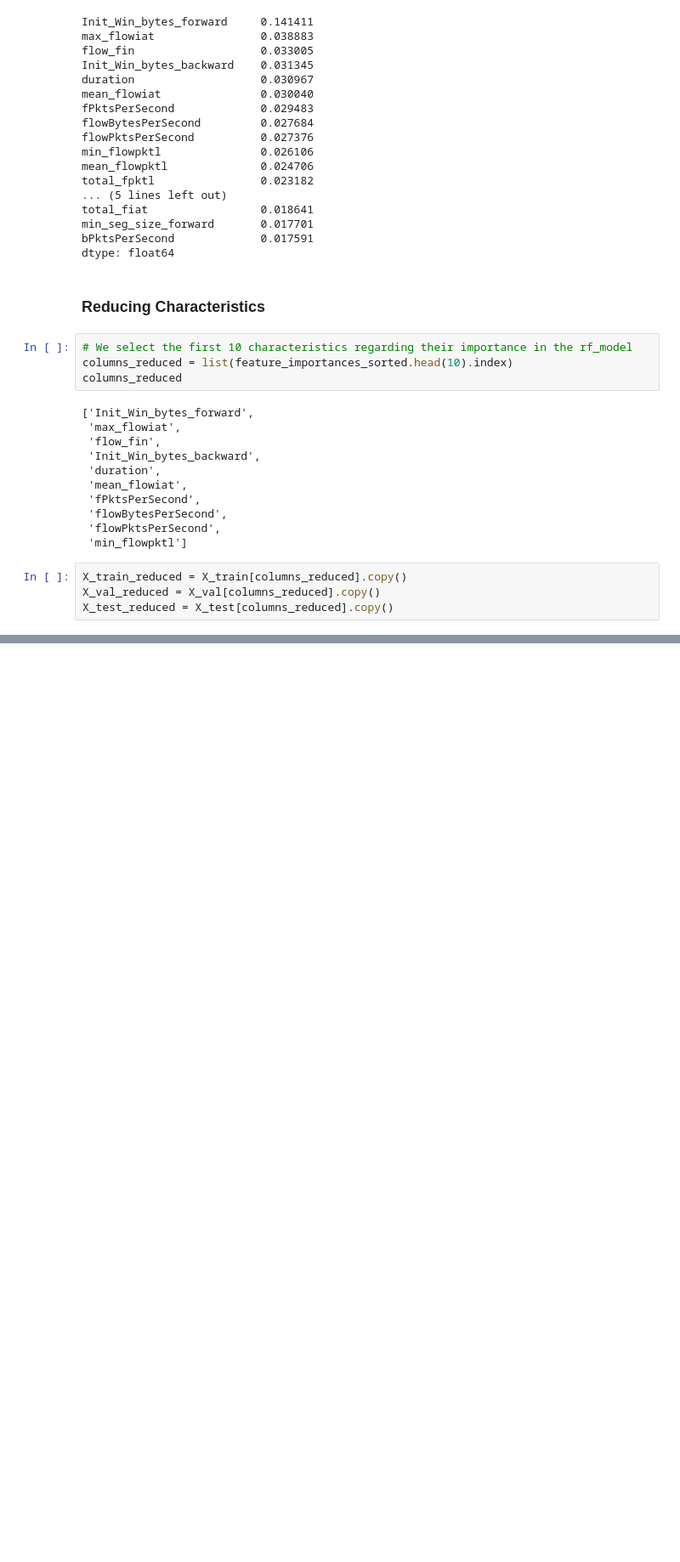
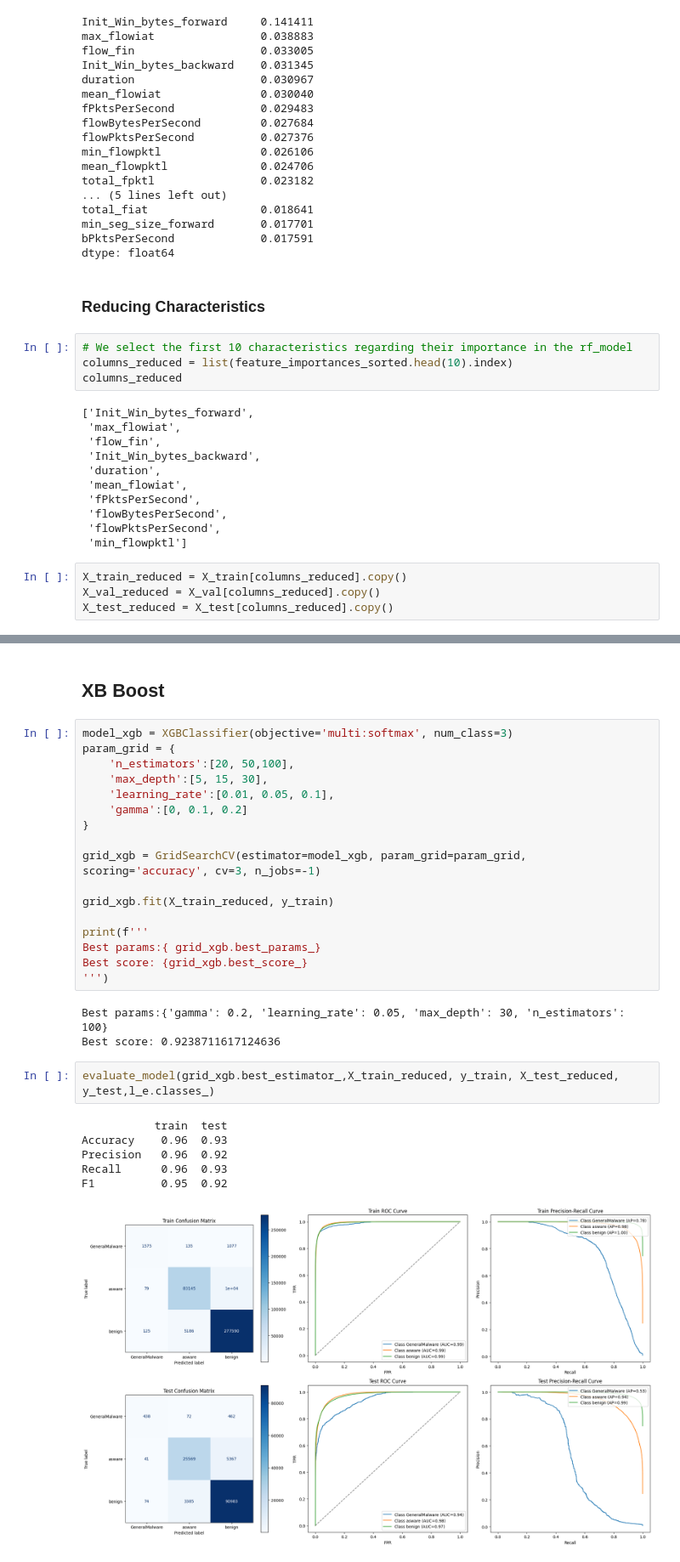
Before and after one commit to No-Country-simulation/c19-128-t-data-bi, a Jupyter notebook: Notebooks/ml_models.ipynb, the cells around one changed output, grey strips where cells are left out. Shown at 85% size. Cells and saved outputs as stored; diff of their text form; blank space fills up the shorter version.

```diff
--- a/Notebooks/ml_models.ipynb
+++ b/Notebooks/ml_models.ipynb
@@ -223,3 +277,34 @@ Precision   0.96  0.93
 Recall      0.96  0.93
 F1          0.96  0.92
 [figure]
+# %% [markdown]
+## XB Boost
+# %%
+model_xgb = XGBClassifier(objective='multi:softmax', num_class=3)
+param_grid = {
+    'n_estimators':[20, 50,100],
+    'max_depth':[5, 15, 30],
+    'learning_rate':[0.01, 0.05, 0.1],
+    'gamma':[0, 0.1, 0.2]
+}
+
+grid_xgb = GridSearchCV(estimator=model_xgb, param_grid=param_grid, scoring='accuracy', cv=3, n_jobs=-1)
+
+grid_xgb.fit(X_train_reduced, y_train)
+
+print(f'''
+Best params:{ grid_xgb.best_params_}
+Best score: {grid_xgb.best_score_}
+''')
+# %% [output]
+Best params:{'gamma': 0.2, 'learning_rate': 0.05, 'max_depth': 30, 'n_estimators': 100}
+Best score: 0.9238711617124636
+# %%
+evaluate_model(grid_xgb.best_estimator_,X_train_reduced, y_train, X_test_reduced, y_test,l_e.classes_)
+# %% [output]
+           train  test
+Accuracy    0.96  0.93
+Precision   0.96  0.92
+Recall      0.96  0.93
+F1          0.95  0.92
+[figure, added]
```
Also changed, not shown: parts of 33 cells of this notebook.
